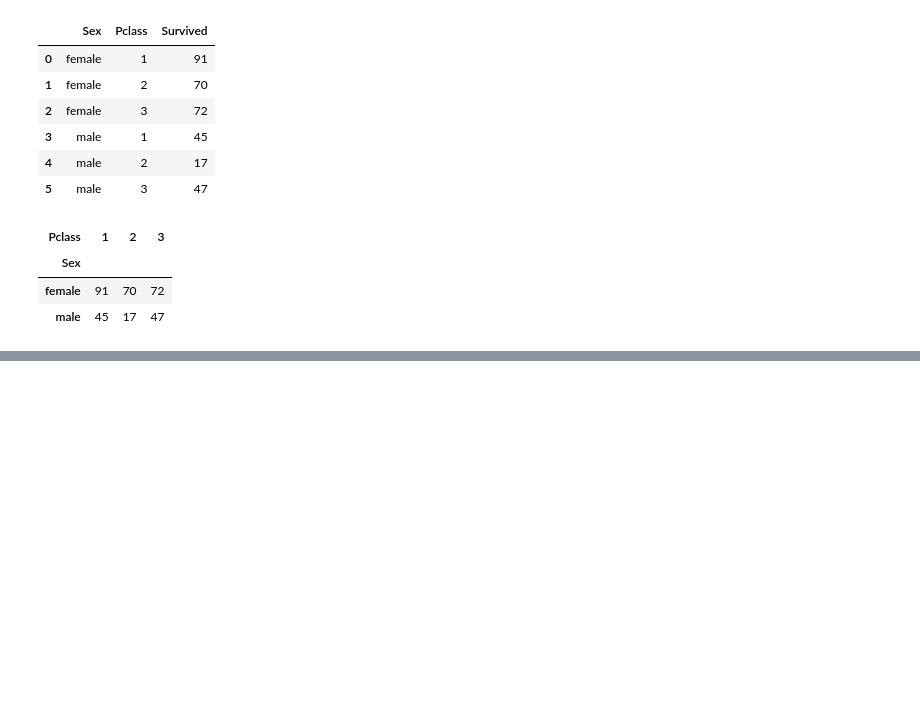
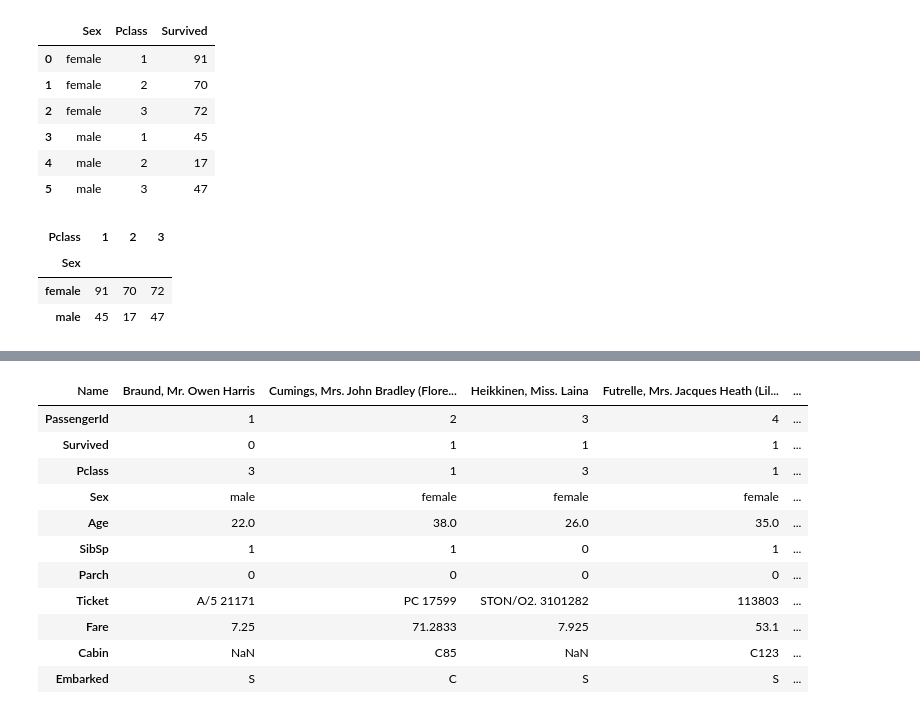
Before and after one commit to prathameshkusram/Data-Science, a Jupyter notebook: Python/Data Toolkit/Pandas3.ipynb, the cells around one changed output, grey strips where cells are left out. Drawn from its saved outputs; the diff is of its cells as text; code cells hidden in the pictures; blank space fills up the shorter version.

```diff
--- a/Python/Data Toolkit/Pandas3.ipynb
+++ b/Python/Data Toolkit/Pandas3.ipynb
@@ -645,0 +676,15 @@ df.groupby('Pclass').sum(numeric_only=Tr)
+# %%
+df.head().T
+# %% [output]
+| Name | Braund, Mr. Owen Harris | Cumings, Mrs. John Bradley (Flore... | Heikkinen, Miss. Laina | Futrelle, Mrs. Jacques Heath (Lil... | ... |
+| PassengerId | 1 | 2 | 3 | 4 | ... |
+| Survived | 0 | 1 | 1 | 1 | ... |
+| Pclass | 3 | 1 | 3 | 1 | ... |
+| Sex | male | female | female | female | ... |
+| Age | 22.0 | 38.0 | 26.0 | 35.0 | ... |
+| SibSp | 1 | 1 | 0 | 1 | ... |
+| Parch | 0 | 0 | 0 | 0 | ... |
+| Ticket | A/5 21171 | PC 17599 | STON/O2. 3101282 | 113803 | ... |
+| Fare | 7.25 | 71.2833 | 7.925 | 53.1 | ... |
+| Cabin | NaN | C85 | NaN | C123 | ... |
+| Embarked | S | C | S | S | ... |
```
Also changed, not shown: parts of 5 cells of this notebook.
